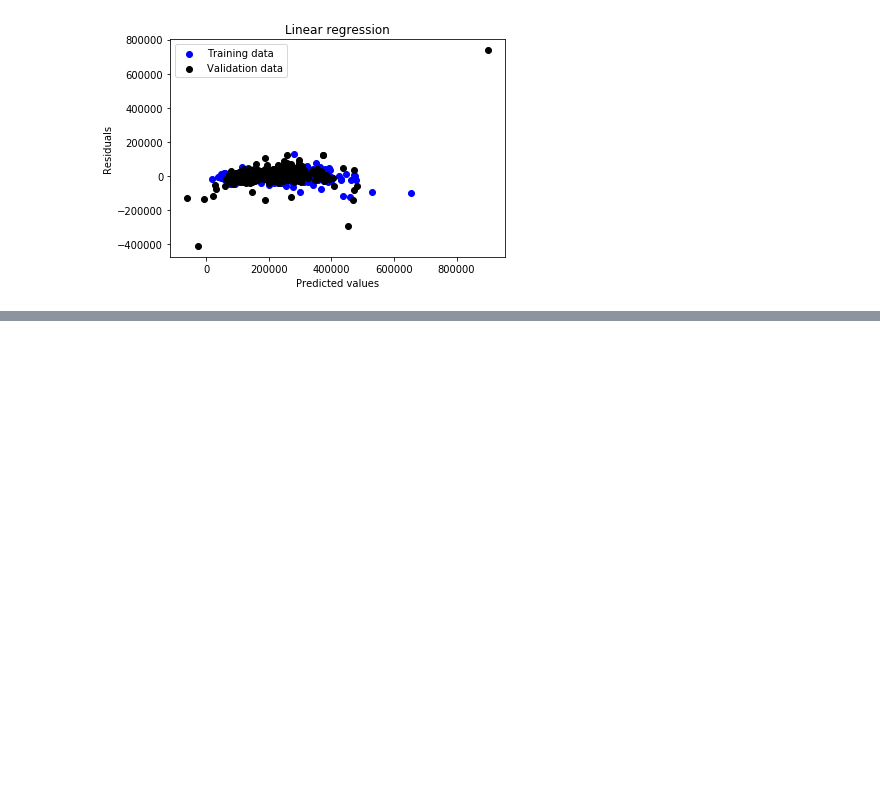
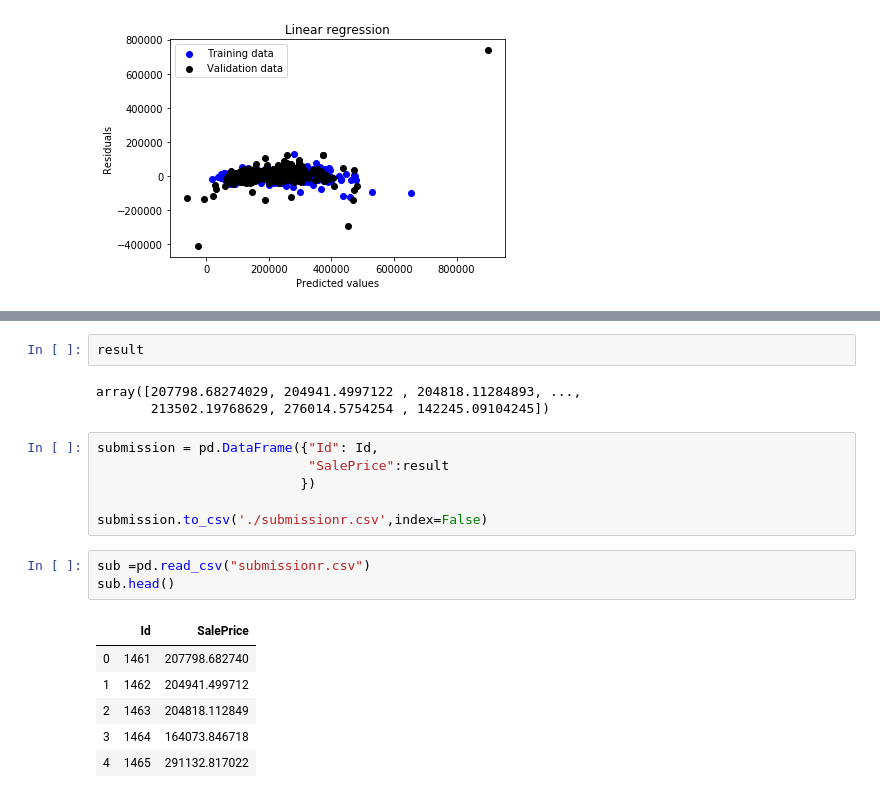
Before and after one commit to nilberthsouza/HousePricingPredict, a Jupyter notebook: Predict House Price and EDA.ipynb, the cells around one changed output, grey strips where cells are left out. Cells and saved outputs as stored; diff of their text form; blank space fills up the shorter version.

```diff
--- a/Predict House Price and EDA.ipynb
+++ b/Predict House Price and EDA.ipynb
@@ -332,0 +333,21 @@ plt.show()
+# %%
+result
+# %% [output]
+array([207798.68274029, 204941.4997122 , 204818.11284893, ...,
+       213502.19768629, 276014.5754254 , 142245.09104245])
+# %%
+submission = pd.DataFrame({"Id": Id,
+                           "SalePrice":result
+                          })
+
+submission.to_csv('./submissionr.csv',index=False)
+# %%
+sub =pd.read_csv("submissionr.csv")
+sub.head()
+# %% [output]
+|  | Id | SalePrice |
+| 0 | 1461 | 207798.682740 |
+| 1 | 1462 | 204941.499712 |
+| 2 | 1463 | 204818.112849 |
+| 3 | 1464 | 164073.846718 |
+| 4 | 1465 | 291132.817022 |
```
Also changed, not shown: parts of 20 cells of this notebook.
